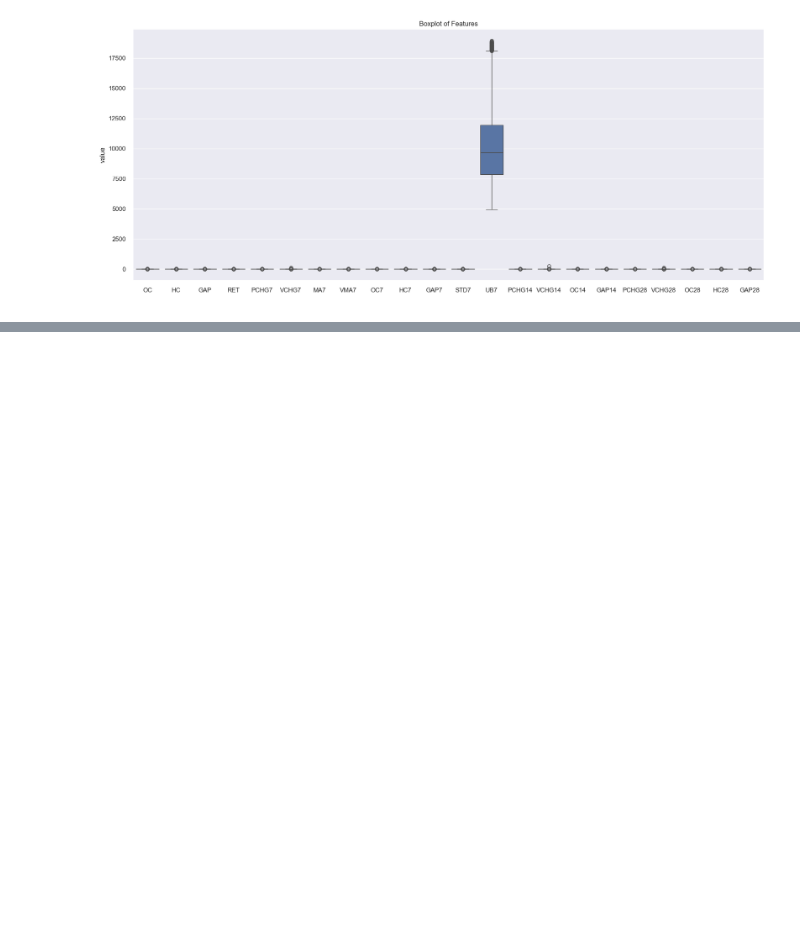
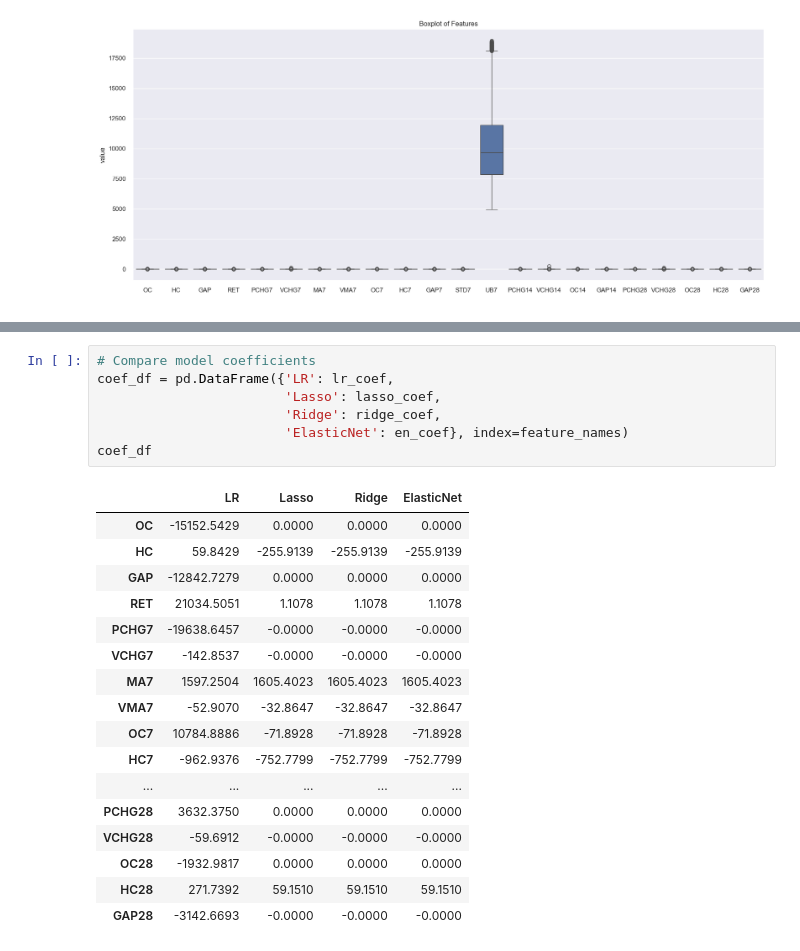
Before and after one commit to JoaoJungblut/QuantFinanceTraining, a Jupyter notebook: PythonLabs/pythonlab12.ipynb, the cells around one changed output, grey strips where cells are left out. Drawn from its saved outputs; the diff is of its cells as text; blank space fills up the shorter version.

```diff
--- a/PythonLabs/pythonlab12.ipynb
+++ b/PythonLabs/pythonlab12.ipynb
@@ -231,0 +343,25 @@ class Regression:
+# %%
+# Compare model coefficients
+coef_df = pd.DataFrame({'LR': lr_coef,
+                        'Lasso': lasso_coef,
+                        'Ridge': ridge_coef,
+                        'ElasticNet': en_coef}, index=feature_names)
+coef_df
+# %% [output]
+|  | LR | Lasso | Ridge | ElasticNet |
+| OC | -15152.5429 | 0.0000 | 0.0000 | 0.0000 |
+| HC | 59.8429 | -255.9139 | -255.9139 | -255.9139 |
+| GAP | -12842.7279 | 0.0000 | 0.0000 | 0.0000 |
+| RET | 21034.5051 | 1.1078 | 1.1078 | 1.1078 |
+| PCHG7 | -19638.6457 | -0.0000 | -0.0000 | -0.0000 |
+| VCHG7 | -142.8537 | -0.0000 | -0.0000 | -0.0000 |
+| MA7 | 1597.2504 | 1605.4023 | 1605.4023 | 1605.4023 |
+| VMA7 | -52.9070 | -32.8647 | -32.8647 | -32.8647 |
+| OC7 | 10784.8886 | -71.8928 | -71.8928 | -71.8928 |
+| HC7 | -962.9376 | -752.7799 | -752.7799 | -752.7799 |
+| ... | ... | ... | ... | ... |
+| PCHG28 | 3632.3750 | 0.0000 | 0.0000 | 0.0000 |
+| VCHG28 | -59.6912 | -0.0000 | -0.0000 | -0.0000 |
+| OC28 | -1932.9817 | 0.0000 | 0.0000 | 0.0000 |
+| HC28 | 271.7392 | 59.1510 | 59.1510 | 59.1510 |
+| GAP28 | -3142.6693 | -0.0000 | -0.0000 | -0.0000 |
```
Also changed, not shown: parts of 6 cells of this notebook.
